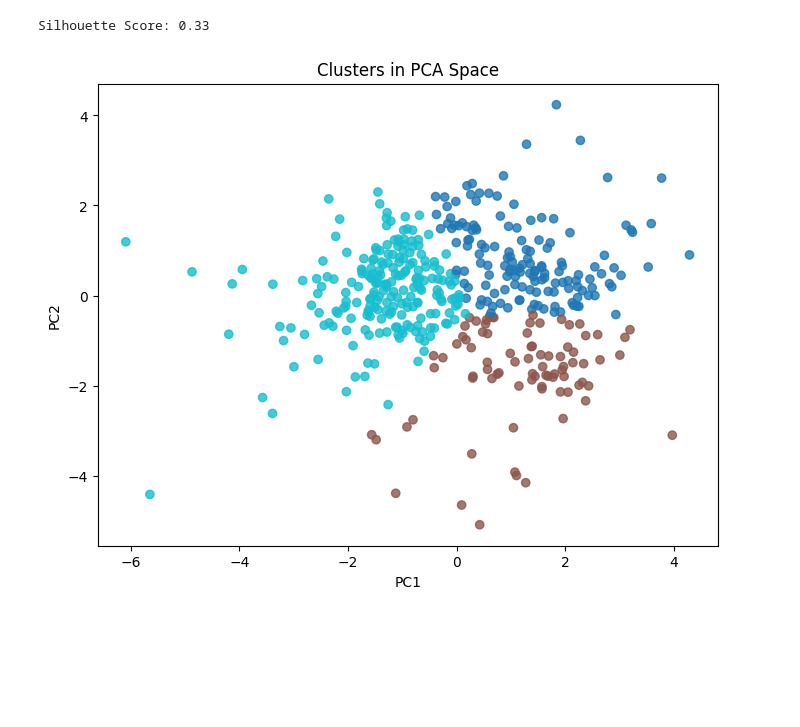
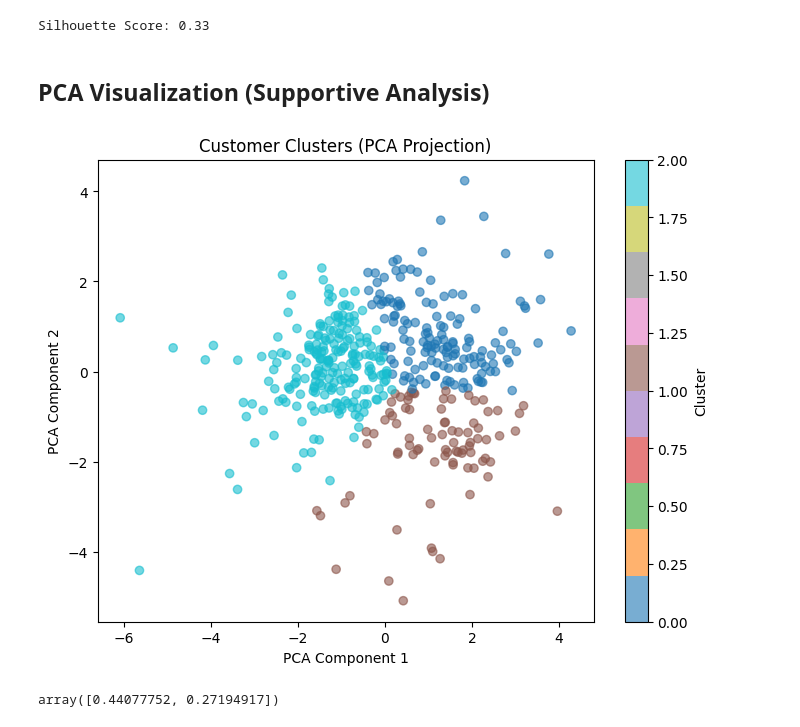
Before and after one commit to EsserMishelle/customer-spending-segmentation, a Jupyter notebook: 3_Clustering.ipynb, the cells around one changed output. Saved outputs shown, nothing was run; the diff lists cells and outputs as text; code cells hidden in the pictures; blank space fills up the shorter version.

Commit message:
updated 3_clustering

```diff
--- a/3_Clustering.ipynb
+++ b/3_Clustering.ipynb
@@ -62,12 +62,30 @@ sil_score = silhouette_score(X_pca, cluster_labels)
 print(f"Silhouette Score: {sil_score:.2f}")
 # %% [output]
 Silhouette Score: 0.33
+# %% [markdown]
+## PCA Visualization (Supportive Analysis)
 # %%
+from sklearn.decomposition import PCA
+
+pca = PCA(n_components=2)
+X_pca = pca.fit_transform(X_scaled)
+
 plt.figure(figsize=(8,6))
-plt.scatter(X_pca[:,0], X_pca[:,1], c=cluster_labels, cmap='tab10', alpha=0.8)
-plt.title("Clusters in PCA Space")
-plt.xlabel("PC1")
-plt.ylabel("PC2")
+plt.scatter(
+    X_pca[:, 0],
+    X_pca[:, 1],
+    c=df['Cluster'],
+    cmap='tab10',
+    alpha=0.6
+)
+plt.title('Customer Clusters (PCA Projection)')
+plt.xlabel('PCA Component 1')
+plt.ylabel('PCA Component 2')
+plt.colorbar(label='Cluster')
 plt.show()
 # %% [output]
-[figure, old version]
+[figure, new version]
+# %%
+pca.explained_variance_ratio_
+# %% [output]
+array([0.44077752, 0.27194917])
```
Also changed, not shown: parts of 1 cell of this notebook.
